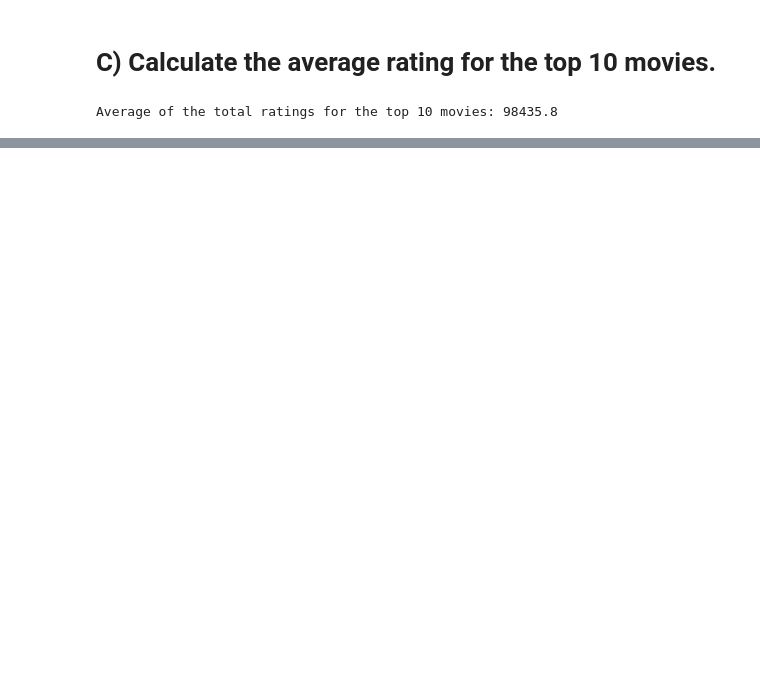
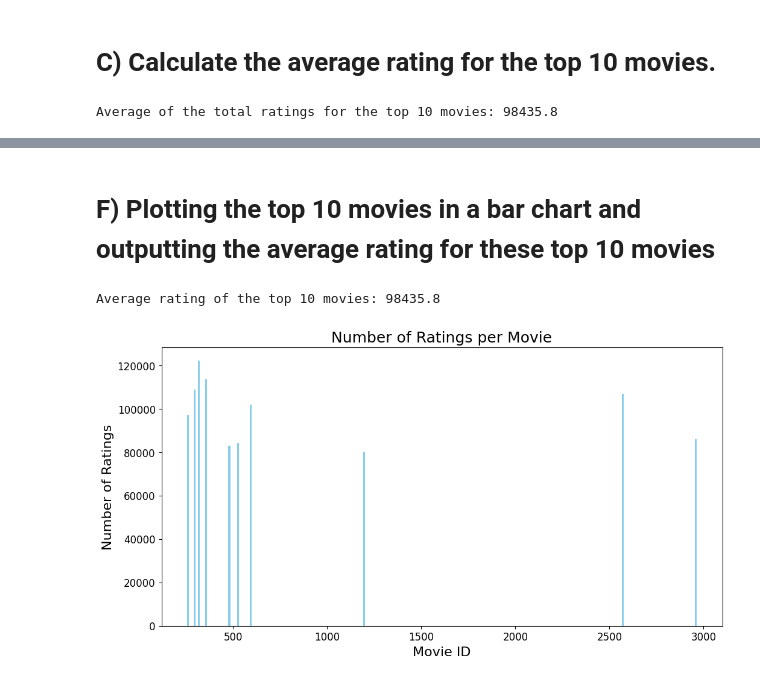
Before and after one commit to KevinKinnunen/AI-Kevin-Kinnunen-OPA23, a Jupyter notebook: labs/lab1/recommender_system.ipynb, the cells around one changed output, grey strips where cells are left out. Saved outputs shown, nothing was run; the diff lists cells and outputs as text; code cells hidden in the pictures; blank space fills up the shorter version.

```diff
--- a/labs/lab1/recommender_system.ipynb
+++ b/labs/lab1/recommender_system.ipynb
@@ -103,0 +181,17 @@ Average of the total ratings for the top 10 movies: 98435.8
+# %% [markdown]
+# F) Plotting the top 10 movies in a bar chart and outputting the average rating for these top 10 movies
+# %%
+print("Average rating of the top 10 movies:", average_rating_top_10_movies)
+
+# Plotting
+plt.figure(figsize=(12, 6))
+plt.bar(top_10_movies.index, top_10_movies.values, color='skyblue', width=10)
+plt.xlabel('Movie ID', fontsize=16)
+plt.ylabel('Number of Ratings', fontsize=16)
+plt.title('Number of Ratings per Movie', fontsize=18)
+plt.xticks(fontsize=12)
+plt.yticks(fontsize=12)
+plt.show()
+# %% [output]
+Average rating of the top 10 movies: 98435.8
+[figure, added]
```
Also changed, not shown: parts of 8 cells of this notebook.
